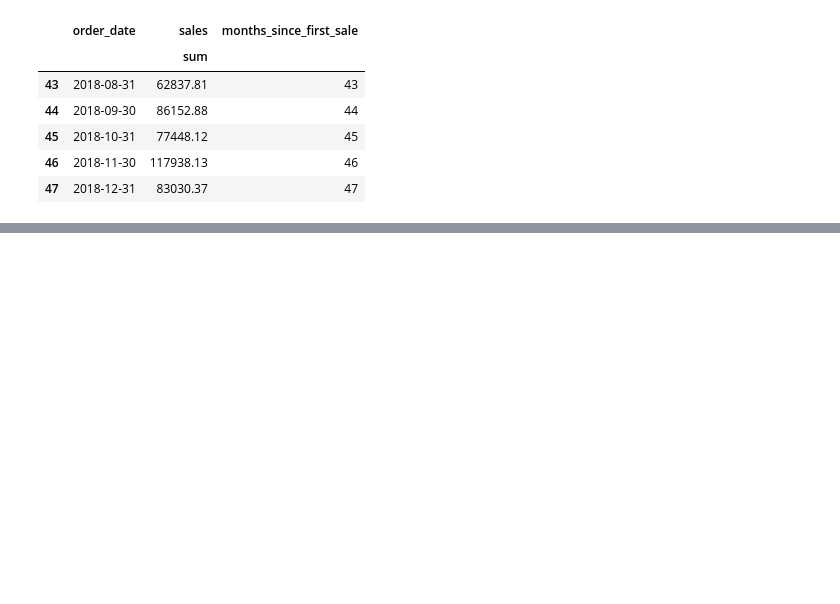
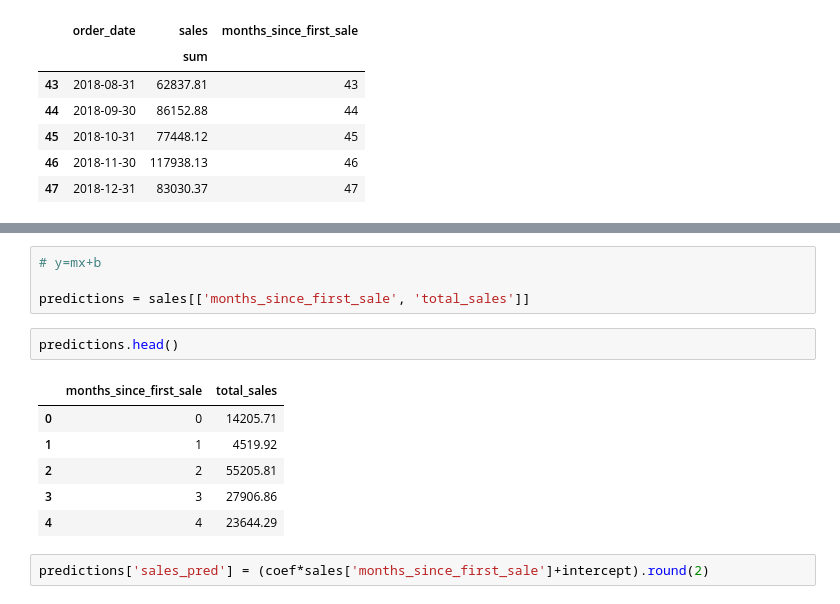
Before and after one commit to dlhaar/superstore, a Jupyter notebook: forecasting_sales.ipynb, the cells around one changed output, grey strips where cells are left out. Saved outputs shown, nothing was run; the diff lists cells and outputs as text; blank space fills up the shorter version.

```diff
--- a/forecasting_sales.ipynb
+++ b/forecasting_sales.ipynb
@@ -111,0 +125,15 @@ sales.sort_values(by='order_date').tail()
+# %%
+# y=mx+b
+
+predictions = sales[['months_since_first_sale', 'total_sales']]
+# %%
+predictions.head()
+# %% [output]
+|  | months_since_first_sale | total_sales |
+| 0 | 0 | 14205.71 |
+| 1 | 1 | 4519.92 |
+| 2 | 2 | 55205.81 |
+| 3 | 3 | 27906.86 |
+| 4 | 4 | 23644.29 |
+# %%
+predictions['sales_pred'] = (coef*sales['months_since_first_sale']+intercept).round(2)
```
Also changed, not shown: parts of 8 cells of this notebook.
